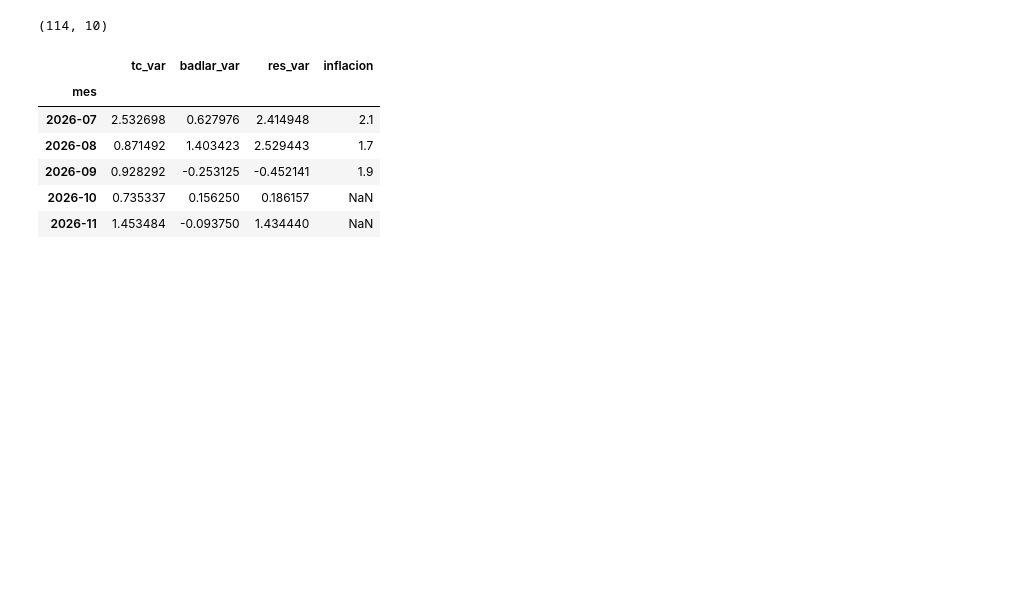
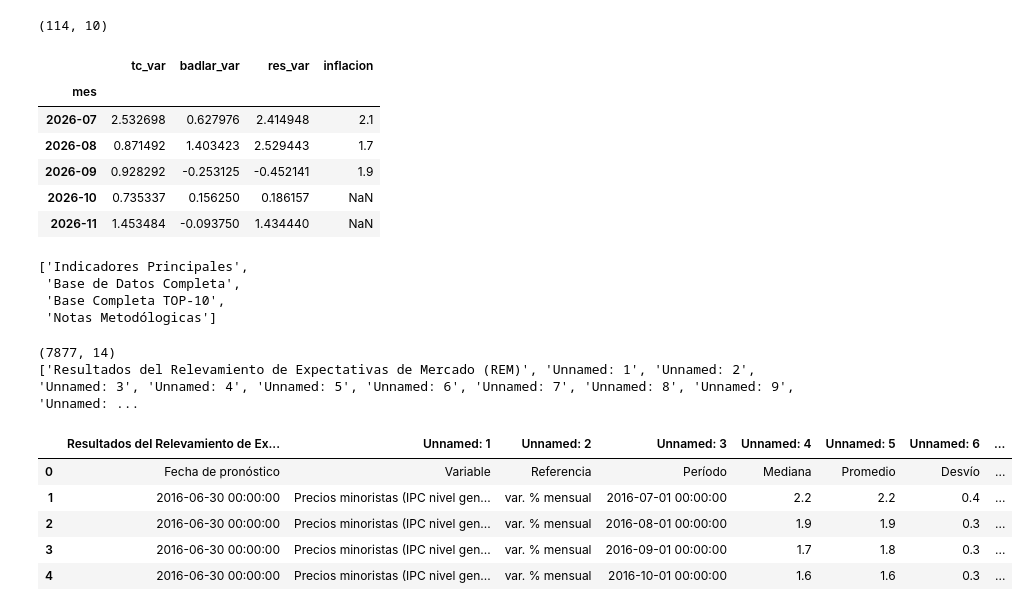
Before and after one commit to maximoquintia/inflacion-ar, a Jupyter notebook: notebooks/01_bcra_inflacion.ipynb, the cells around one changed output. Drawn from its saved outputs; the diff is of its cells as text; code cells hidden in the pictures; blank space fills up the shorter version.

```diff
--- a/notebooks/01_bcra_inflacion.ipynb
+++ b/notebooks/01_bcra_inflacion.ipynb
@@ -240,3 +240,38 @@ tabla[["tc_var", "badlar_var", "res_var", "inflacion"]].tail()
 | 2026-09 | 0.928292 | -0.253125 | -0.452141 | 1.9 |
 | 2026-10 | 0.735337 | 0.156250 | 0.186157 | NaN |
 | 2026-11 | 1.453484 | -0.093750 | 1.434440 | NaN |
+# %%
+# url del historico del REM (excel con todas las encuestas)
+url_rem = "https://www.bcra.gob.ar/archivos/Pdfs/PublicacionesEstadisticas/informes/relevamiento-expectativas-mercado-historico.xlsx"
+r = requests.get(url_rem)
+r.raise_for_status()  # a ver si salio bien
+
+# guardamos el archivo tal cual lo bajamos
+with open("../data/raw/rem_historico.xlsx", "wb") as f:
+    f.write(r.content)
+
+# vemos que hojas tiene
+xl = pd.ExcelFile("../data/raw/rem_historico.xlsx")
+xl.sheet_names
+# %% [output]
+['Indicadores Principales',
+ 'Base de Datos Completa',
+ 'Base Completa TOP-10',
+ 'Notas Metodólogicas']
+# %%
+# leemos la hoja con todas las encuestas
+rem = pd.read_excel(xl, sheet_name="Base de Datos Completa")
+
+# a ver como es
+print(rem.shape)
+print(rem.columns.tolist())
+rem.head()
+# %% [output]
+(7877, 14)
+['Resultados del Relevamiento de Expectativas de Mercado (REM)', 'Unnamed: 1', 'Unnamed: 2', 'Unnamed: 3', 'Unnamed: 4', 'Unnamed: 5', 'Unnamed: 6', 'Unnamed: 7', 'Unnamed: 8', 'Unnamed: 9', 'Unnamed: ...
+|  | Resultados del Relevamiento de Ex... | Unnamed: 1 | Unnamed: 2 | Unnamed: 3 | Unnamed: 4 | Unnamed: 5 | Unnamed: 6 | ... |
+| 0 | Fecha de pronóstico | Variable | Referencia | Período | Mediana | Promedio | Desvío | ... |
+| 1 | 2016-06-30 00:00:00 | Precios minoristas (IPC nivel gen... | var. % mensual | 2016-07-01 00:00:00 | 2.2 | 2.2 | 0.4 | ... |
+| 2 | 2016-06-30 00:00:00 | Precios minoristas (IPC nivel gen... | var. % mensual | 2016-08-01 00:00:00 | 1.9 | 1.9 | 0.3 | ... |
+| 3 | 2016-06-30 00:00:00 | Precios minoristas (IPC nivel gen... | var. % mensual | 2016-09-01 00:00:00 | 1.7 | 1.8 | 0.3 | ... |
+| 4 | 2016-06-30 00:00:00 | Precios minoristas (IPC nivel gen... | var. % mensual | 2016-10-01 00:00:00 | 1.6 | 1.6 | 0.3 | ... |
```
Also changed, not shown: parts of 7 cells of this notebook, 2 other files.
